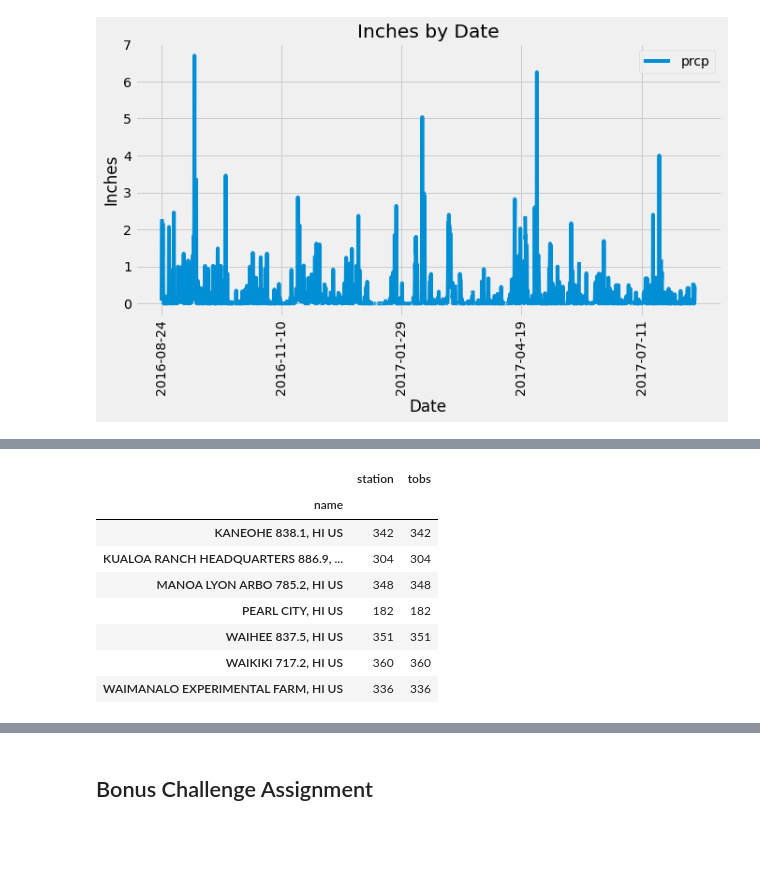
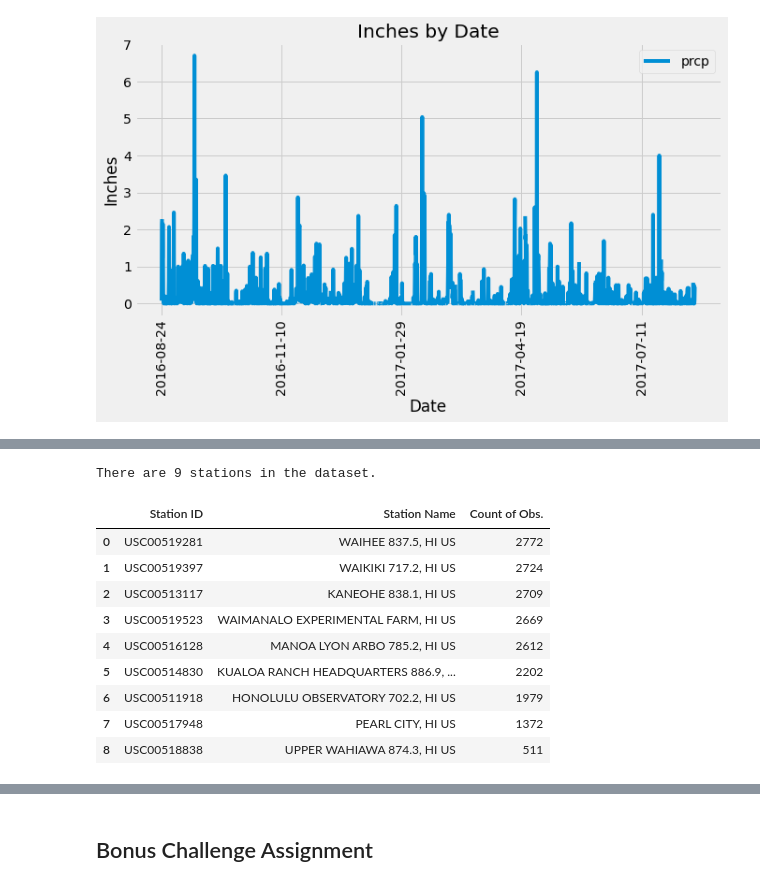
Before and after one commit to jasoncr/Hawaii-Weather-Analysis, a Jupyter notebook: climate_starter.ipynb, the cells around one changed output, grey strips where cells are left out. Drawn from its saved outputs; the diff is of its cells as text; code cells hidden in the pictures; blank space fills up the shorter version.

```diff
--- a/climate_starter.ipynb
+++ b/climate_starter.ipynb
@@ -131,14 +98,0 @@ There are 7 different stations in this data set.
-# %%
-# What are the most active stations? (i.e. what stations have the most rows)?
-# List the stations and the counts in descending order.
-grouped_merged
-# %% [output]
-|  | station | tobs |
-| name |  |  |
-| KANEOHE 838.1, HI US | 342 | 342 |
-| KUALOA RANCH HEADQUARTERS 886.9, ... | 304 | 304 |
-| MANOA LYON ARBO 785.2, HI US | 348 | 348 |
-| PEARL CITY, HI US | 182 | 182 |
-| WAIHEE 837.5, HI US | 351 | 351 |
-| WAIKIKI 717.2, HI US | 360 | 360 |
-| WAIMANALO EXPERIMENTAL FARM, HI US | 336 | 336 |
@@ -147,0 +99,40 @@ grouped_merged
+# %%
+# Design a query to show how many stations are available in this dataset
+stations = session.query(Station.station, Station.name).all()
+print(f'There are {len(stations)} stations in the dataset.')
+# %% [output]
+There are 9 stations in the dataset.
+# %%
+# What are the most active stations? (i.e. what stations have the most rows)?
+# List the stations and the counts in descending order.
+
+#query all the Measurement data and turn both that and stations data to pandas dataframes
+measure_data = session.query(Measurement.station, Measurement.tobs).all()
+measure_data = pd.DataFrame(measure_data)
+stations = pd.DataFrame(stations)
+
+#group data by station id and then count in decending order
+grouped = measure_data.groupby('station').count().sort_values('tobs', ascending = False)
+grouped = grouped.reset_index()
+#merge the station df to get the station names
+grouped_merged = grouped.merge(stations, on = 'station')
+#update the names of the df
+grouped_merged = grouped_merged.rename(columns = {'station': 'Station ID',
+                                                 'tobs': 'Count of Obs.',
+                                                 'name': 'Station Name'})
+#reorder the columns
+grouped_merged = grouped_merged[['Station ID', 'Station Name', 'Count of Obs.']]
+
+#display the df
+grouped_merged
+# %% [output]
+|  | Station ID | Station Name | Count of Obs. |
+| 0 | USC00519281 | WAIHEE 837.5, HI US | 2772 |
+| 1 | USC00519397 | WAIKIKI 717.2, HI US | 2724 |
+| 2 | USC00513117 | KANEOHE 838.1, HI US | 2709 |
+| 3 | USC00519523 | WAIMANALO EXPERIMENTAL FARM, HI US | 2669 |
+| 4 | USC00516128 | MANOA LYON ARBO 785.2, HI US | 2612 |
+| 5 | USC00514830 | KUALOA RANCH HEADQUARTERS 886.9, ... | 2202 |
+| 6 | USC00511918 | HONOLULU OBSERVATORY 702.2, HI US | 1979 |
+| 7 | USC00517948 | PEARL CITY, HI US | 1372 |
+| 8 | USC00518838 | UPPER WAHIAWA 874.3, HI US | 511 |
```
Also changed, not shown: parts of 8 cells of this notebook.
